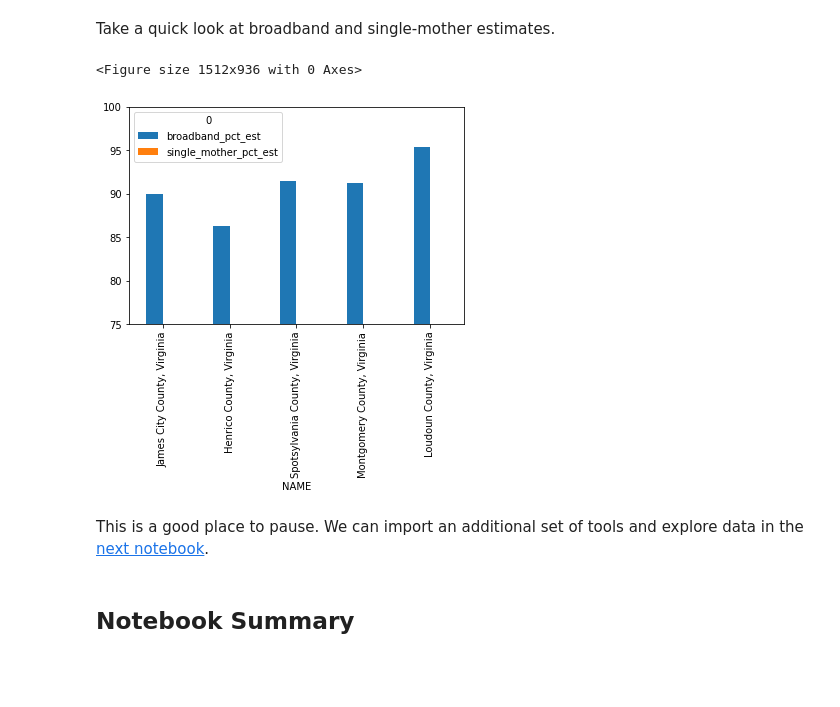
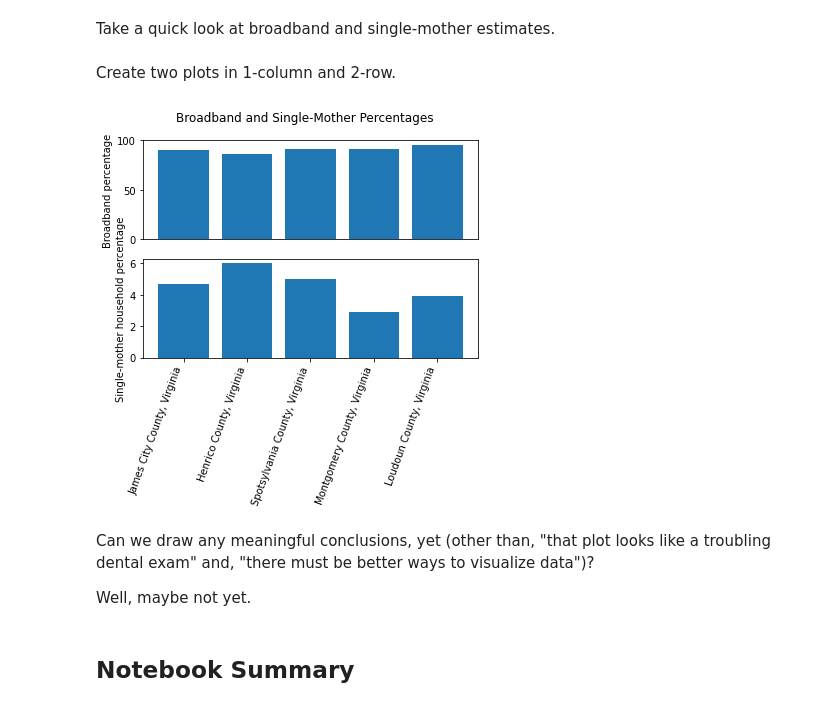
Before and after one commit to jammy-bot/acs-api, a Jupyter notebook: notebooks/2-api-data.ipynb, the cells around one changed output. Cells and saved outputs as stored; diff of their text form; code cells hidden in the pictures; blank space fills up the shorter version.

Commit message:
plot

```diff
--- a/notebooks/2-api-data.ipynb
+++ b/notebooks/2-api-data.ipynb
@@ -458,15 +458,35 @@ dict_df.describe()
 | max | 382803.000000 | 3539.000000 | 95.800000 | 4.300000 | 15742.000000 | ... |
 # %% [markdown]
 Take a quick look at broadband and single-mother estimates.
-# %%
-plt.figure(figsize=(21,13));
-broadband_sm_df.head().plot(x='NAME', y=['broadband_pct_est', 'single_mother_pct_est'],
-                            kind='bar', ylim=(75,100));
-# %% [output]
-<Figure size 1512x936 with 0 Axes>
-[figure, removed]
-# %% [markdown]
-This is a good place to pause. We can import an additional set of tools and explore data in the [next notebook](../notebooks/3-explore.ipynb
-).
+# %%
+# instantiating plotting variables
+head_df = broadband_sm_df.head()
+x = head_df['NAME']
+y1 = head_df['broadband_pct_est']
+y2 = head_df['single_mother_pct_est']
+# %% [markdown]
+Create two plots in 1-column and 2-row.
+# %%
+# creating the broadband plot
+plt.subplot(2,1,1)
+plt.ylabel('Broadband percentage')
+plt.bar(x, y1)
+plt.xticks([],[])
+
+# creating the single-mothers plot
+plt.subplot(2,1,2)
+plt.bar(x, y2)
+plt.ylabel('Single-mother household percentage')
+plt.xticks(rotation=70, ha='right')
+
+# titling and displaying
+plt.suptitle("Broadband and Single-Mother Percentages")
+plt.show()
+# %% [output]
+[figure, added]
+# %% [markdown]
+Can we draw any meaningful conclusions, yet (other than, "that plot looks like a troubling dental exam" and, "there must be better ways to visualize data")?
+
+Well, maybe not yet.
 # %% [markdown]
 ## Notebook Summary
```
Also changed, not shown: parts of 1 cell of this notebook.
